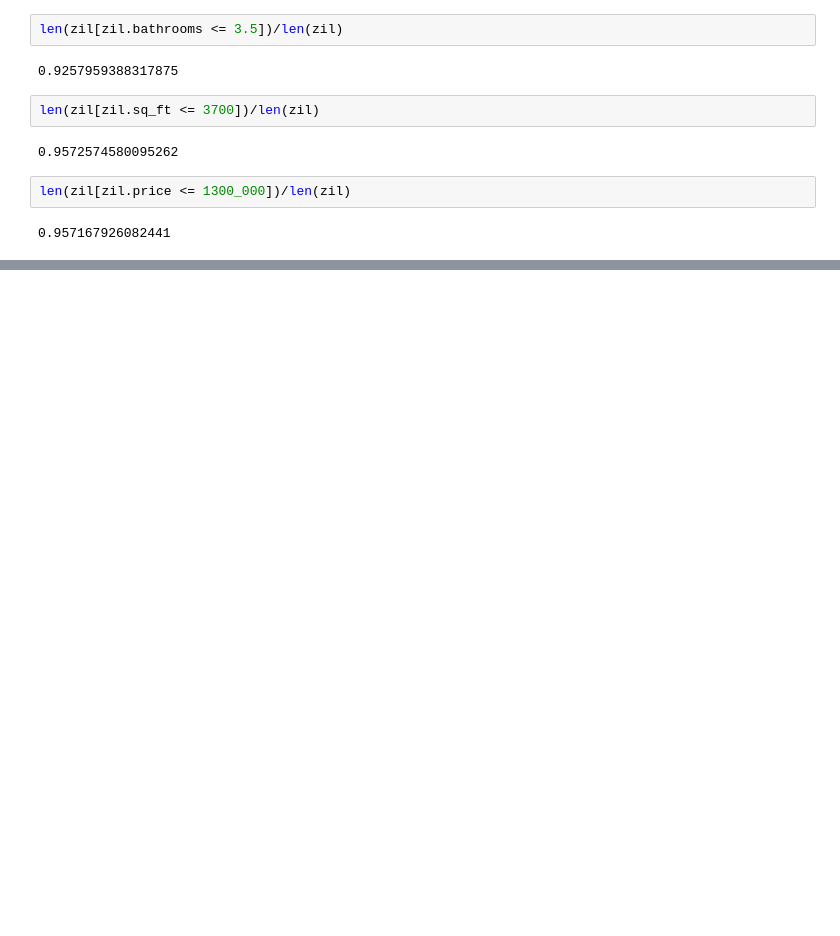
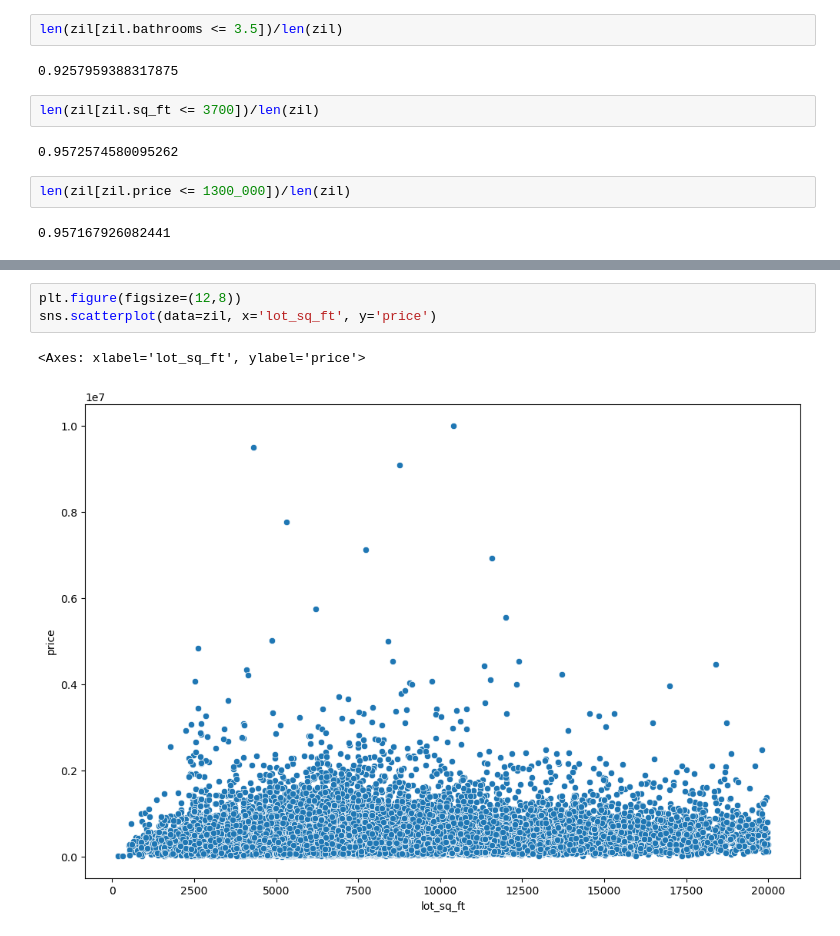
Before and after one commit to nickpedri/Regression-Project, a Jupyter notebook: Exploration.ipynb, the cells around one changed output, grey strips where cells are left out. Saved outputs shown, nothing was run; the diff lists cells and outputs as text; blank space fills up the shorter version.

```diff
--- a/Exploration.ipynb
+++ b/Exploration.ipynb
@@ -180,0 +193,6 @@ len(zil[zil.price <= 1300_000])/len(zil)
+# %%
+plt.figure(figsize=(12,8))
+sns.scatterplot(data=zil, x='lot_sq_ft', y='price')
+# %% [output]
+<Axes: xlabel='lot_sq_ft', ylabel='price'>
+[figure, added]
```
Also changed, not shown: parts of 24 cells of this notebook, 8 other files.
